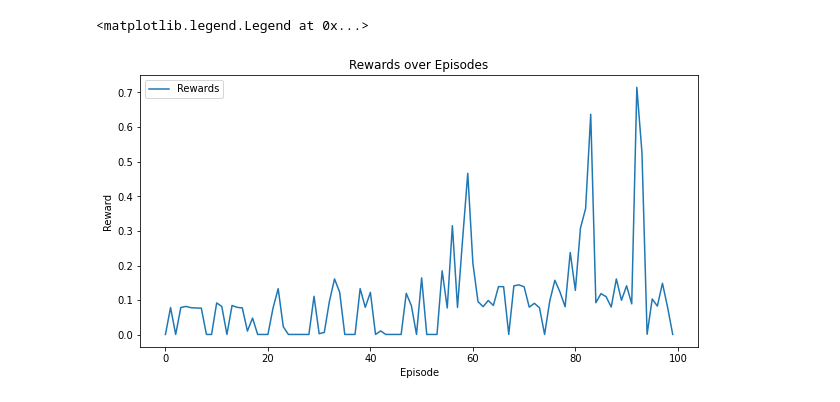
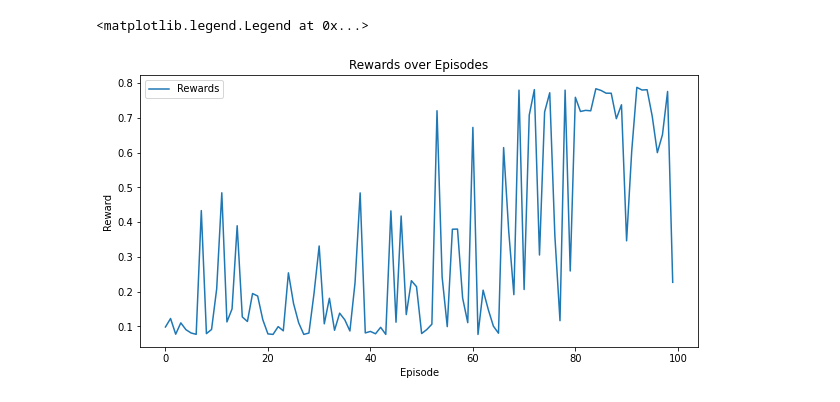
Before and after one commit to ludekcizinsky/rl-renaissance, a Jupyter notebook: train.ipynb, the cells around one changed output. Drawn from its saved outputs; the diff is of its cells as text; code cells hidden in the pictures.

```diff
--- a/train.ipynb
+++ b/train.ipynb
@@ -164,15 +147,15 @@ Time elapsed for episode 39: 4.26 seconds
 # %%
 # plot the rewards
-last_rewards = [rewards[-1] for rewards in collect_rewards]
+last_rewards = [np.max(rewards) for rewards in collect_rewards]
 plt.figure(figsize=(10, 5))
 plt.plot(np.arange(len(collect_rewards)), last_rewards, label="Rewards")
 plt.xlabel("Episode")
 plt.ylabel("Reward")
 plt.title("Rewards over Episodes")
 plt.legend()
 # %% [output]
 <matplotlib.legend.Legend at 0x...>
-[figure, old version]
+[figure, new version]
 # %%
 # plot 10 subplots in 2 x 5 grid, where each plot is one element of the collect_rewards
 fig, axs = plt.subplots(2, 5, figsize=(20, 10))
```
Also changed, not shown: parts of 5 cells of this notebook, 5 other files.
